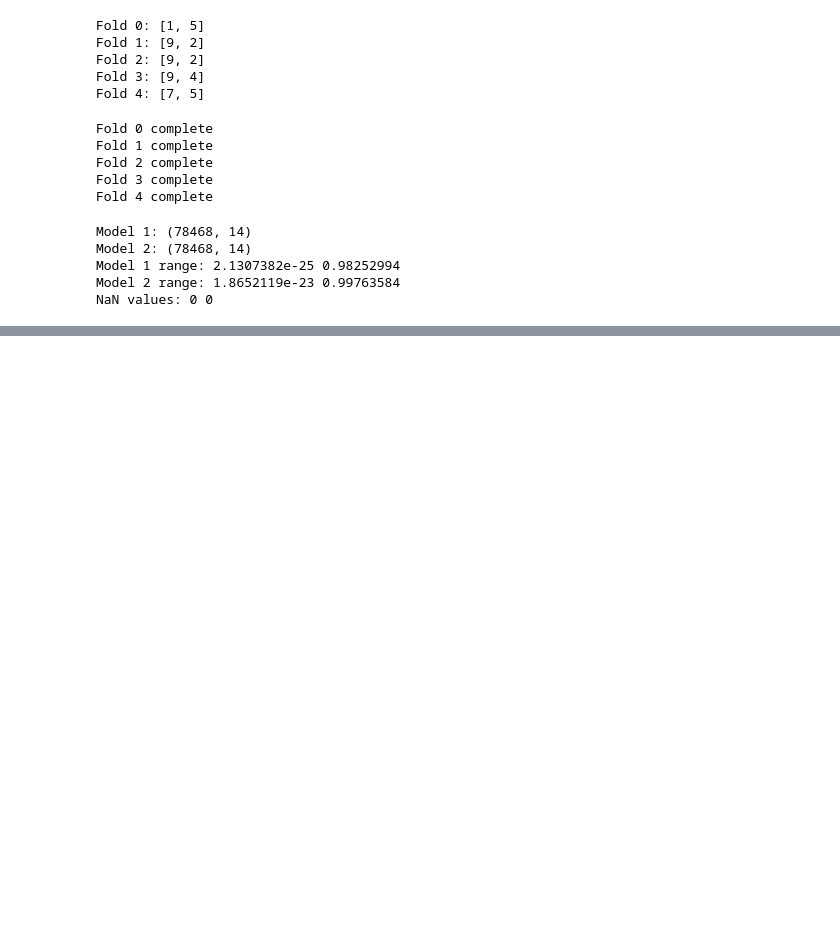
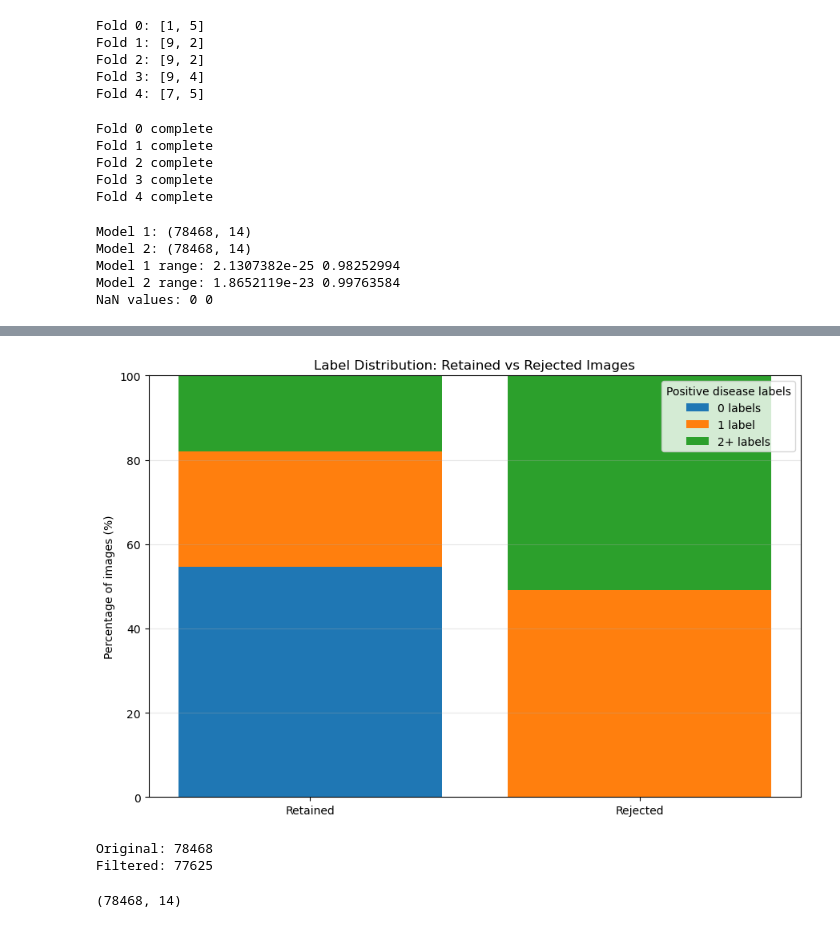
Before and after one commit to HawkWeldon/ML, a Jupyter notebook: Project_Blue/reject.ipynb, the cells around one changed output, grey strips where cells are left out. Drawn from its saved outputs; the diff is of its cells as text; code cells hidden in the pictures; blank space fills up the shorter version.

```diff
--- a/Project_Blue/reject.ipynb
+++ b/Project_Blue/reject.ipynb
@@ -267,0 +359,61 @@ np.savez_compressed("resnet_oof_predictions.npz", probs_1=oof_probs_1, probs_2=o
+# %%
+label_counts = train_labels.sum(axis=1)
+
+categories = {
+    "0 labels": label_counts == 0,
+    "1 label": label_counts == 1,
+    "2+ labels": label_counts >= 2
+}
+
+retained = ~remove_mask
+rejected = remove_mask
+
+groups_to_plot = [retained, rejected]
+group_names = ["Retained", "Rejected"]
+
+bottom = np.zeros(2)
+
+plt.figure(figsize=(9, 6))
+
+for category, mask in categories.items():
+    percentages = [
+        100 * np.mean(mask[group])
+        for group in groups_to_plot
+    ]
+
+    plt.bar(
+        group_names,
+        percentages,
+        bottom=bottom,
+        label=category
+    )
+
+    bottom += percentages
+
+plt.ylabel("Percentage of images (%)")
+plt.title("Label Distribution: Retained vs Rejected Images")
+plt.ylim(0, 100)
+plt.legend(title="Positive disease labels")
+plt.grid(axis="y", alpha=0.3)
+plt.tight_layout()
+plt.show()
+# %% [output]
+[figure, added]
+# %%
+np.save("rejection_mask.npy", remove_mask)
+
+keep_indices = np.flatnonzero(~remove_mask)
+filtered_train = Subset(train_df, keep_indices)
+filtered_loader = DataLoader(filtered_train, batch_size=64, shuffle=True)
+
+print("Original:", len(train_df))
+print("Filtered:", len(filtered_train))
+# %% [output]
+Original: 78468
+Filtered: 77625
+# %%
+ensemble_probs = (oof_probs_1 + oof_probs_2) / 2
+
+print(ensemble_probs.shape)
+# %% [output]
+(78468, 14)
```
Also changed, not shown: parts of 11 cells of this notebook, 1 other file.
